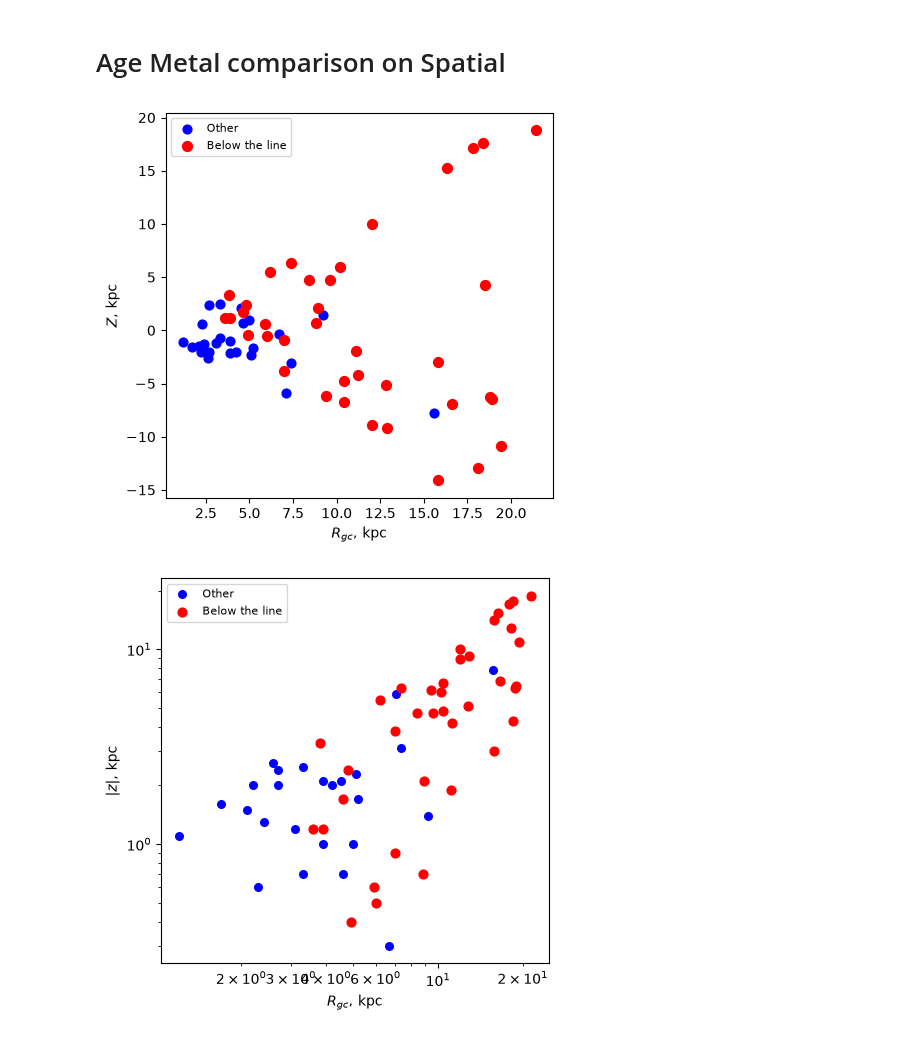
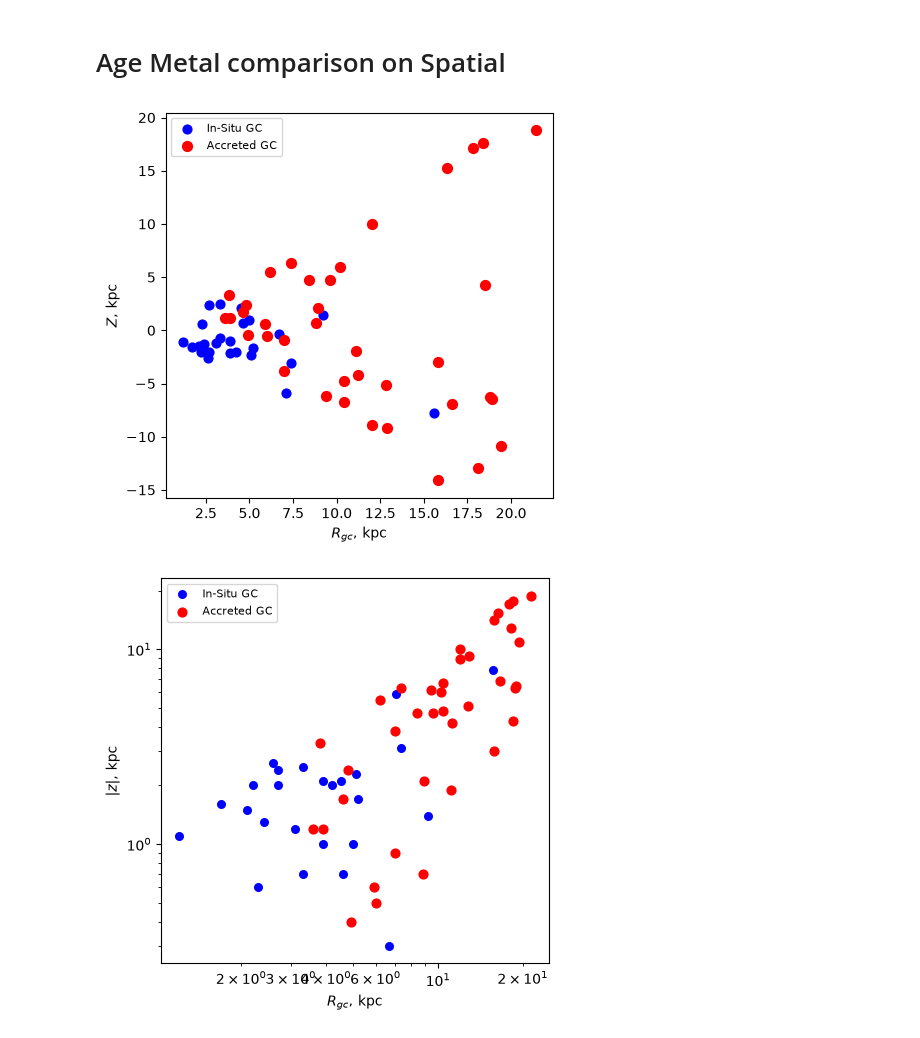
Before and after one commit to stormrealz/PHYS3116_Larawag, a Jupyter notebook: Will's Files/Filtered Data Analysis/ZRgc.ipynb, the cells around one changed output. Saved outputs shown, nothing was run; the diff lists cells and outputs as text; code cells hidden in the pictures.

```diff
--- a/Will's Files/Filtered Data Analysis/ZRgc.ipynb
+++ b/Will's Files/Filtered Data Analysis/ZRgc.ipynb
@@ -119,16 +119,16 @@ rgc_vals = np.asarray(filtered_Rgc, dtype=float)
 
 fig, axes = plt.subplots(1, figsize=(5, 5))
 
-# 1. Plot the "other" points (not in the mask)
+# Plot the "other" points (not in the mask)
 axes.scatter(
     rgc_vals[~below], z_vals[~below],
-    marker='o', s=40, color='blue', label='Other'
+    marker='o', s=40, color='blue', label='In-Situ GC'
 )
 
-# 2. Highlight the 36 "below the line" candidates with red crosses
+# Highlight the 36 "below the line" candidates with red crosses
 axes.scatter(
     rgc_vals[below], z_vals[below],
-    marker='o', s=50, color='red', label='Below the line'
+    marker='o', s=50, color='red', label='Accreted GC'
 )
 
 # Optional: If you also want to use absolute values for Z on a log scale later,
@@ -140,38 +140,38 @@ axes.legend(fontsize=8)
 
 plt.show()
 # %% [output]
-[figure, old version]
+[figure, new version]
 # %%
 import numpy as np
 import matplotlib.pyplot as plt
 
 # Ensure arrays are converted to float and take absolute value of z for log scale
 rgc_vals = np.asarray(filtered_Rgc, dtype=float)
 z_abs_vals = np.abs(np.asarray(filtered_z, dtype=float))
 
 fig, axes = plt.subplots(1, figsize=(5, 5))
 
 # 1. Plot the "other" points in blue crosses
 axes.scatter(
     rgc_vals[~below], z_abs_vals[~below],
-    marker='o', s=30, color='blue', label='Other'
+    marker='o', s=30, color='blue', label='In-Situ GC'
 )
 
 # 2. Highlight the 36 "below the line" candidates in red crosses
 axes.scatter(
     rgc_vals[below], z_abs_vals[below],
-    marker='o', s=40, color='red', label='Below the line'
+    marker='o', s=40, color='red', label='Accreted GC'
 )
 
 # Set log scales
 axes.set_xscale('log')
 axes.set_yscale('log')
 
 # Axis labels and legend
 axes.set_xlabel(r'$R_{gc}, \, \mathrm{kpc}$')
 axes.set_ylabel(r'$|z|, \, \mathrm{kpc}$')
 axes.legend(fontsize=8)
 
 plt.show()
 # %% [output]
-[figure, old version]
+[figure, new version]
```
Also changed, not shown: 8 other files.
